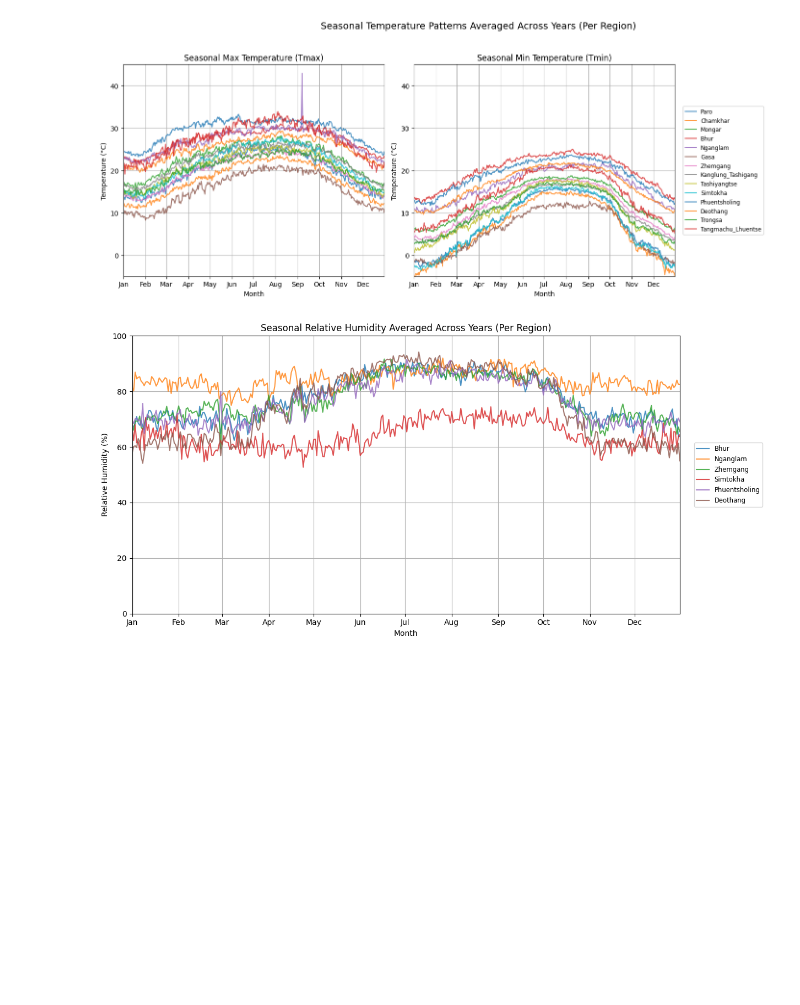
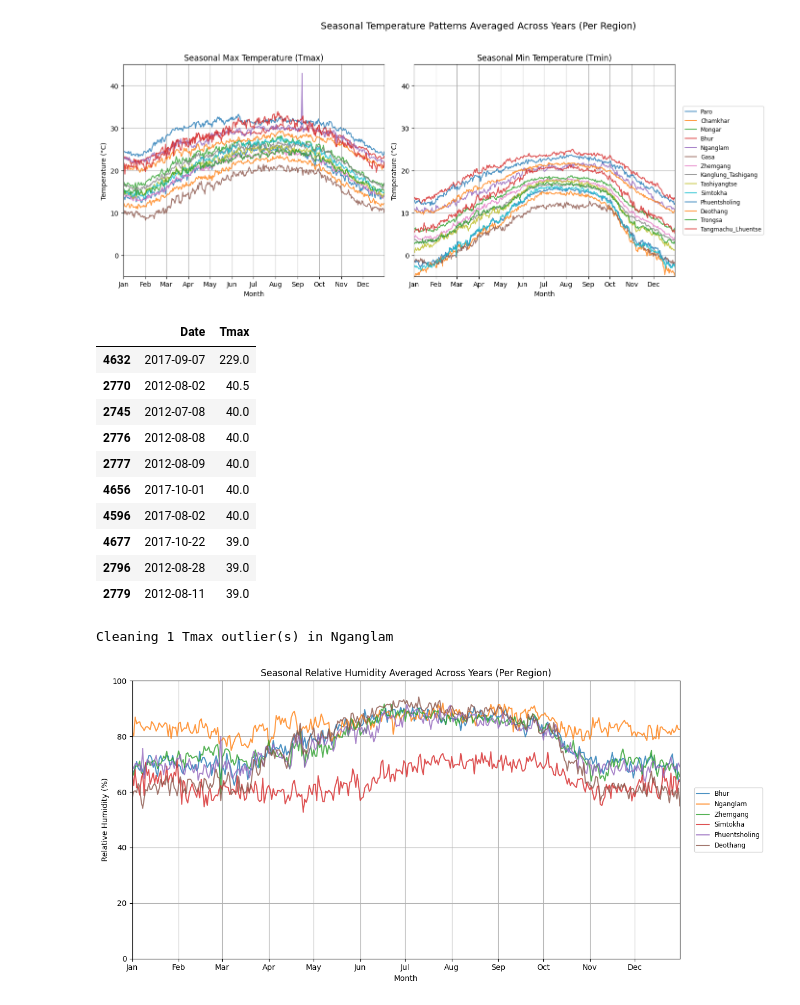
Before and after one commit to marlon-cooh/bhutan_climate_modeling, a Jupyter notebook: code/bhutan_met_data_03_plot.ipynb, the cells around one changed output. Saved outputs shown, nothing was run; the diff lists cells and outputs as text; code cells hidden in the pictures; blank space fills up the shorter version.

```diff
--- a/code/bhutan_met_data_02_plot.ipynb
+++ b/code/bhutan_met_data_03_plot.ipynb
@@ -205,6 +210,35 @@ plt.tight_layout(rect=[0, 0, 0.88, 0.95])
 plt.show()
 # %% [output]
 [figure]
+# %%
+# Assuming 'Nganglam' is the culprit
+df = region_data['Nganglam']
+df[['Date', 'Tmax']].sort_values('Tmax', ascending=False).head(10)
+# %% [output]
+|  | Date | Tmax |
+| 4632 | 2017-09-07 | 229.0 |
+| 2770 | 2012-08-02 | 40.5 |
+| 2745 | 2012-07-08 | 40.0 |
+| 2776 | 2012-08-08 | 40.0 |
+| 2777 | 2012-08-09 | 40.0 |
+| 4656 | 2017-10-01 | 40.0 |
+| 4596 | 2017-08-02 | 40.0 |
+| 4677 | 2017-10-22 | 39.0 |
+| 2796 | 2012-08-28 | 39.0 |
+| 2779 | 2012-08-11 | 39.0 |
+# %%
+# Define an upper threshold for Tmax
+tmax_threshold = 45  # Celsius
+
+# Clean Tmax outliers across all regions
+for region, df in region_data.items():
+    if 'Tmax' in df.columns:
+        num_outliers = (df['Tmax'] > tmax_threshold).sum()
+        if num_outliers > 0:
+            print(f"Cleaning {num_outliers} Tmax outlier(s) in {region}")
+            df.loc[df['Tmax'] > tmax_threshold, 'Tmax'] = np.nan
+# %% [output]
+Cleaning 1 Tmax outlier(s) in Nganglam
 # %%
 fig, ax = plt.subplots(figsize=(14, 6))
 
```
Also changed, not shown: parts of 7 cells of this notebook, 1 other file.
